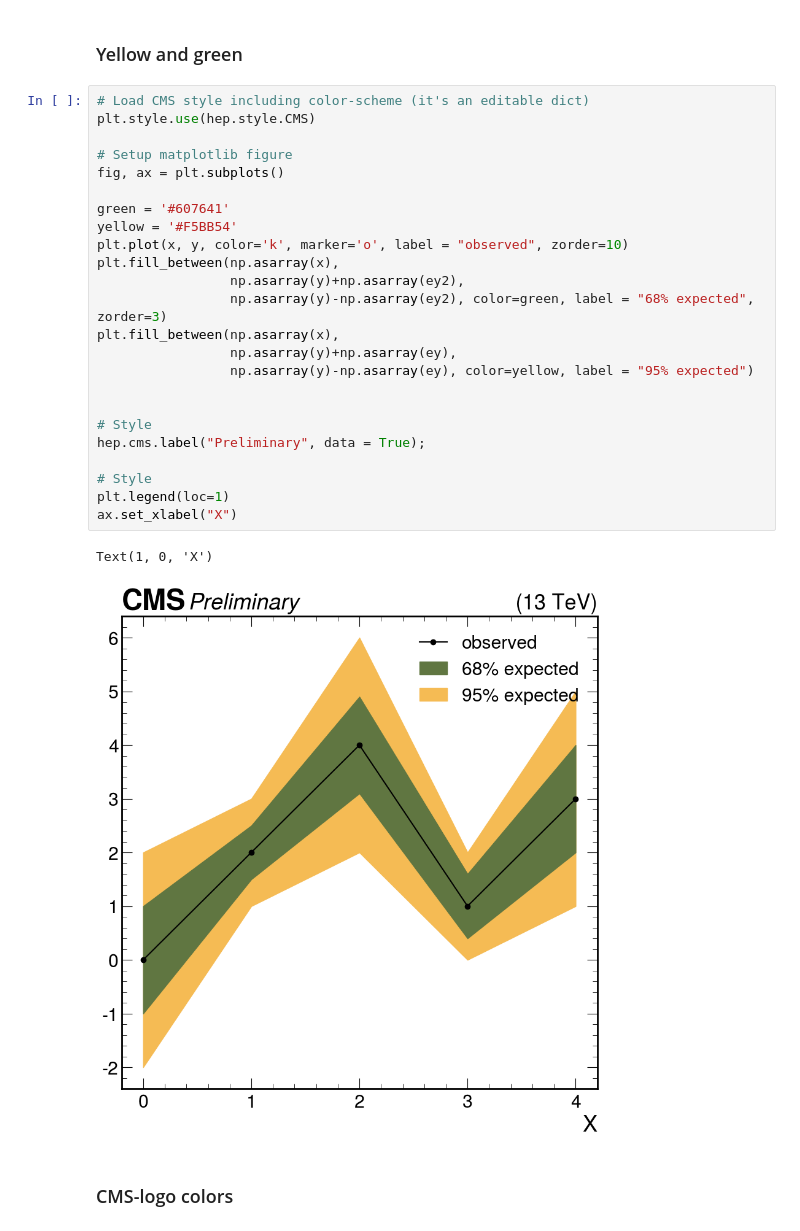
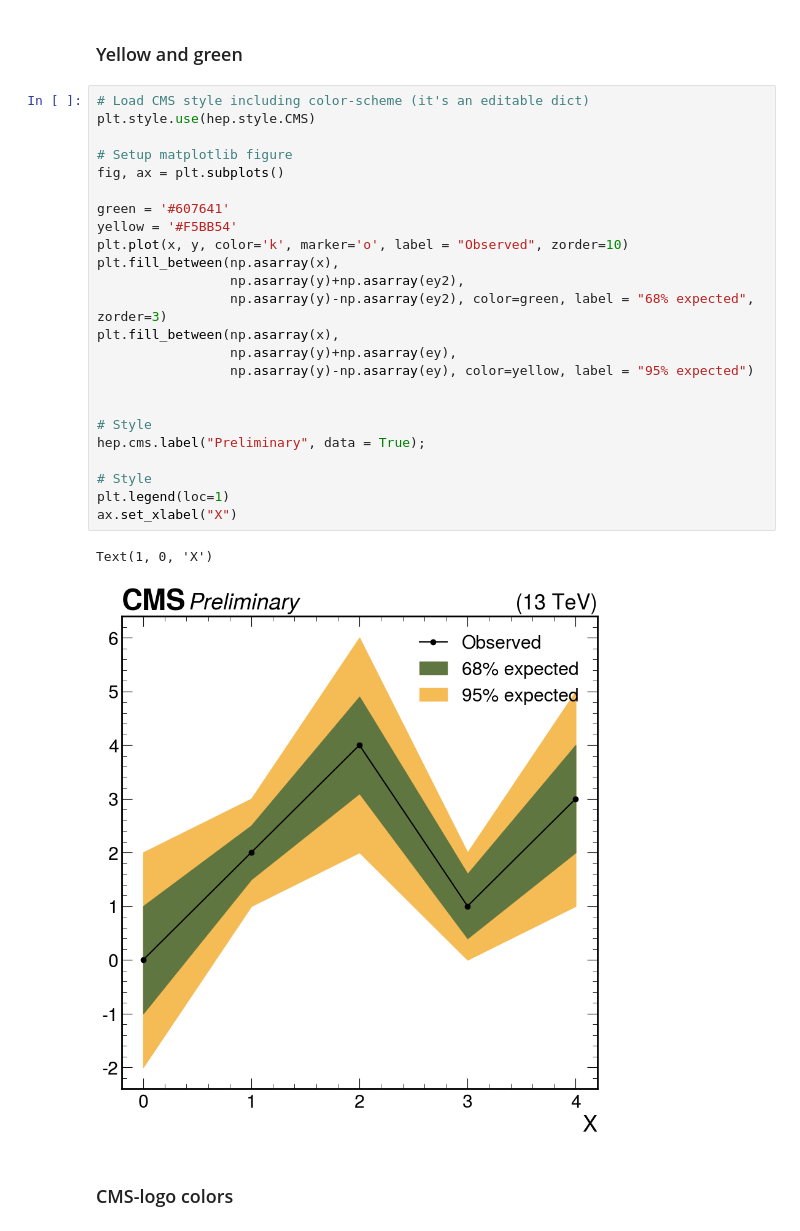
Before and after one commit to ttedeschi/tutorial_CAT, a Jupyter notebook: 3-tutorial_CAT_limitplot.ipynb, the cells around one changed output. Drawn from its saved outputs; the diff is of its cells as text.

Commit message:
fix capital letter in limit plot

```diff
--- a/3-tutorial_CAT_limitplot.ipynb
+++ b/3-tutorial_CAT_limitplot.ipynb
@@ -50,30 +57,30 @@ ey2 = [1, 0.5, 0.9, 0.6, 1]
 # %%
 # Load CMS style including color-scheme (it's an editable dict)
 plt.style.use(hep.style.CMS)
 
 # Setup matplotlib figure
 fig, ax = plt.subplots()
 
 green = '#607641'
 yellow = '#F5BB54'
-plt.plot(x, y, color='k', marker='o', label = "observed", zorder=10)
+plt.plot(x, y, color='k', marker='o', label = "Observed", zorder=10)
 plt.fill_between(np.asarray(x),
                  np.asarray(y)+np.asarray(ey2),
                  np.asarray(y)-np.asarray(ey2), color=green, label = "68% expected", zorder=3)
 plt.fill_between(np.asarray(x),
                  np.asarray(y)+np.asarray(ey),
                  np.asarray(y)-np.asarray(ey), color=yellow, label = "95% expected")
 
 
 # Style
 hep.cms.label("Preliminary", data = True);
 
 # Style
 plt.legend(loc=1)
 ax.set_xlabel("X")
 # %% [output]
 Text(1, 0, 'X')
-[figure, old version]
+[figure, new version]
 # %% [markdown]
 ### CMS-logo colors
 # %%
```
Also changed, not shown: parts of 5 cells of this notebook.
